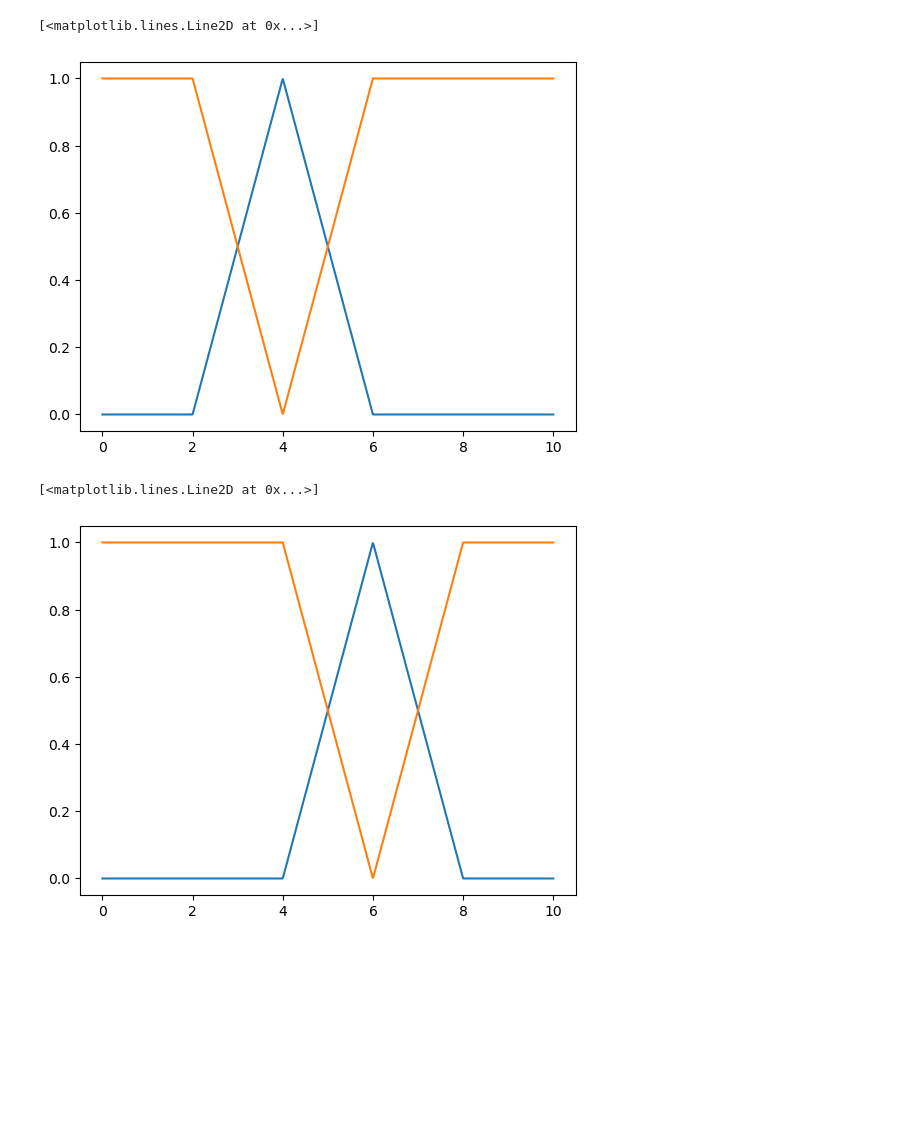
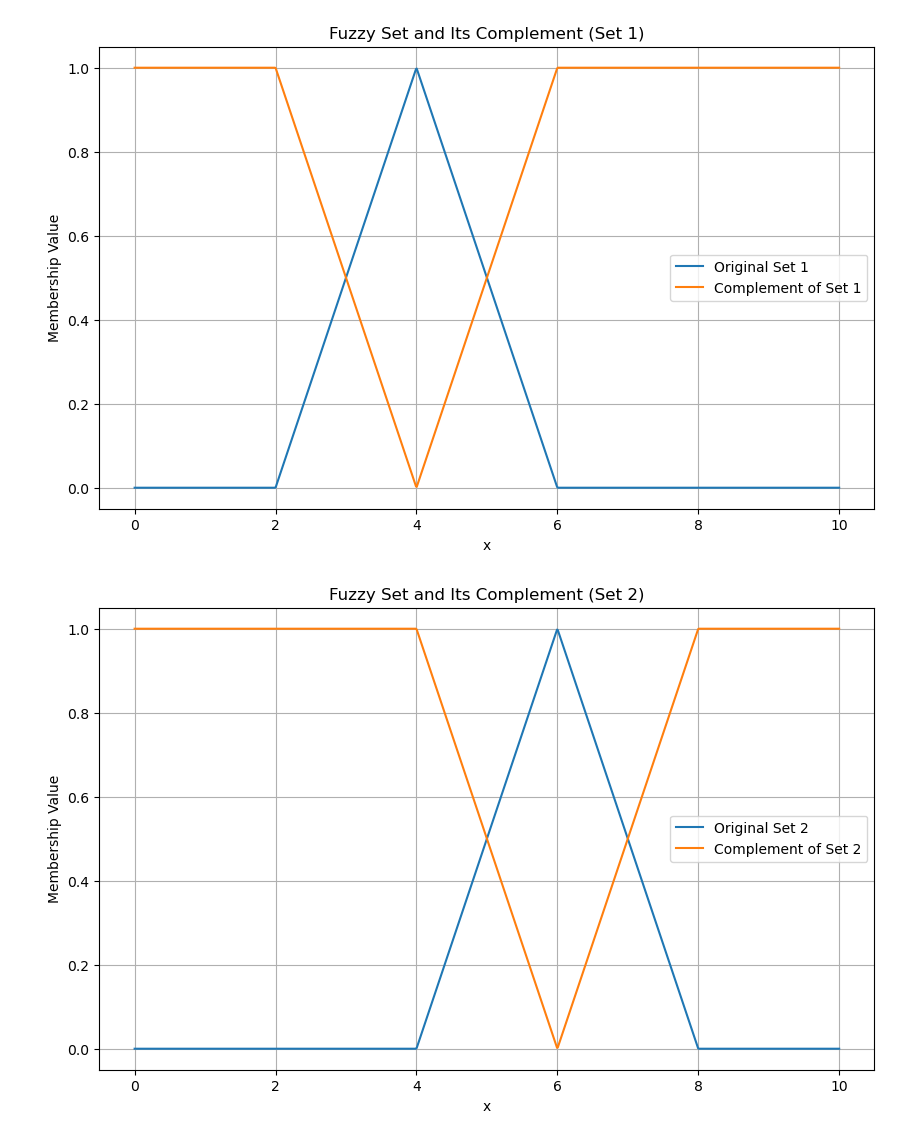
Before and after one commit to AmitavaDatta2004/Soft-Computing, a Jupyter notebook: fuzzy_operatio.ipynb, the cells around one changed output. Drawn from its saved outputs; the diff is of its cells as text; code cells hidden in the pictures; blank space fills up the shorter version.

```diff
--- a/fuzzy_operatio.ipynb
+++ b/fuzzy_operatio.ipynb
@@ -44,15 +66,27 @@ plt.plot(x,intersection)
 # %%
-plt.plot(x,results1)
-plt.plot(x,complement_1)
+plt.figure(figsize=(10, 6))
+plt.plot(x, results1, label='Original Set 1')
+plt.plot(x, complement_1, label='Complement of Set 1')
+plt.title('Fuzzy Set and Its Complement (Set 1)')
+plt.xlabel('x')
+plt.ylabel('Membership Value')
+plt.legend()
+plt.grid(True)
+plt.show()
 # %% [output]
-[<matplotlib.lines.Line2D at 0x...>]
-[figure, old version]
+[figure, new version]
 # %%
-plt.plot(x,results2)
-plt.plot(x,complement_2)
+plt.figure(figsize=(10, 6))
+plt.plot(x, results2, label='Original Set 2')
+plt.plot(x, complement_2, label='Complement of Set 2')
+plt.title('Fuzzy Set and Its Complement (Set 2)')
+plt.xlabel('x')
+plt.ylabel('Membership Value')
+plt.legend()
+plt.grid(True)
+plt.show()
 # %% [output]
-[<matplotlib.lines.Line2D at 0x...>]
-[figure, old version]
+[figure, new version]
 # %%
 sum=[]
 difference=[]
```
Also changed, not shown: parts of 5 cells of this notebook.
